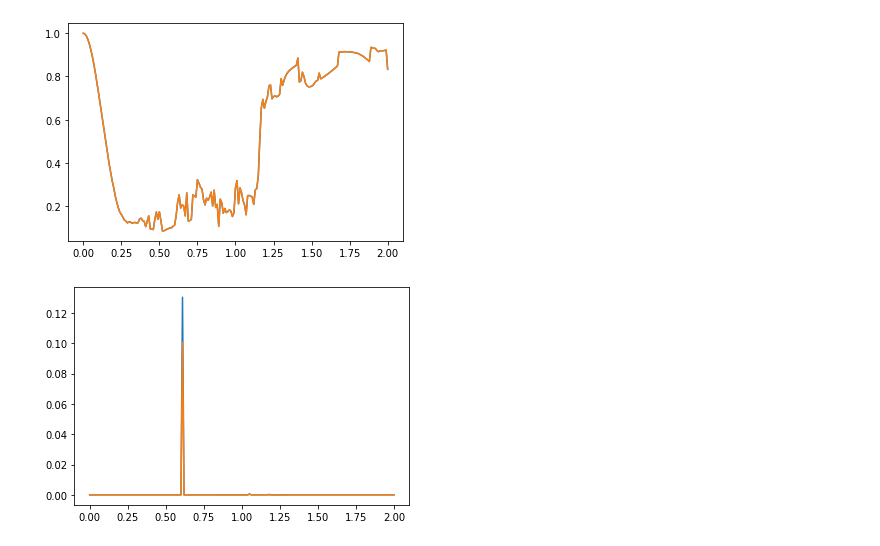
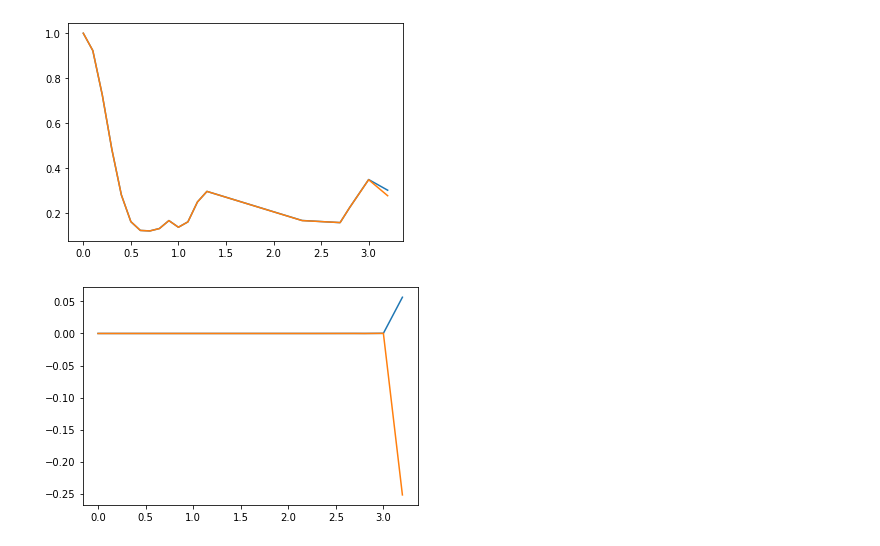
Before and after one commit to BalcarKMPL/TensorNetworks, a Jupyter notebook: analyse_Ising.ipynb, the cells around one changed output. Saved outputs shown, nothing was run; the diff lists cells and outputs as text; code cells hidden in the pictures.

```diff
--- a/analyse_Ising.ipynb
+++ b/analyse_Ising.ipynb
@@ -6,23 +1,27 @@ dir = './ISING/ISING_NEWNTU_sud_5_5_1.0_0.3044_0.01_200'
 # %%
+import numpy as np
+from matplotlib import pyplot as plt
+dir = './BH/BH/ISING_NTU_SERIAL_SVD_36_6_1.0_0.30444_0.005_400'
+
 XA,XB,ZA,ZB,ts=[],[],[],[],[]
 for i in range(1000):
     try:
         ENV = dict(np.load(dir + ('/RHOA_{:05d}.npz').format(i)))
     except: continue
     ts.append(i*0.01)
     X = np.array([[0,1],[1,0]])
     Z = np.array([[1,0],[0,-1]])
     XA.append(np.trace(X @ ENV['rhoA']))
     XB.append(np.trace(X @ ENV['rhoB']))
     ZA.append(np.trace(Z @ ENV['rhoA']))
     ZB.append(np.trace(Z @ ENV['rhoB']))
 
 plt.plot(ts,XA)
 plt.plot(ts,XB)
 plt.show()
 plt.plot(ts,ZA)
 plt.plot(ts,ZB)
 plt.show()
 # %% [output]
-[figure, old version]
+[figure, new version]
-[figure, old version]
+[figure, new version]
```
Also changed, not shown: parts of 3 cells of this notebook, 11 other files.
